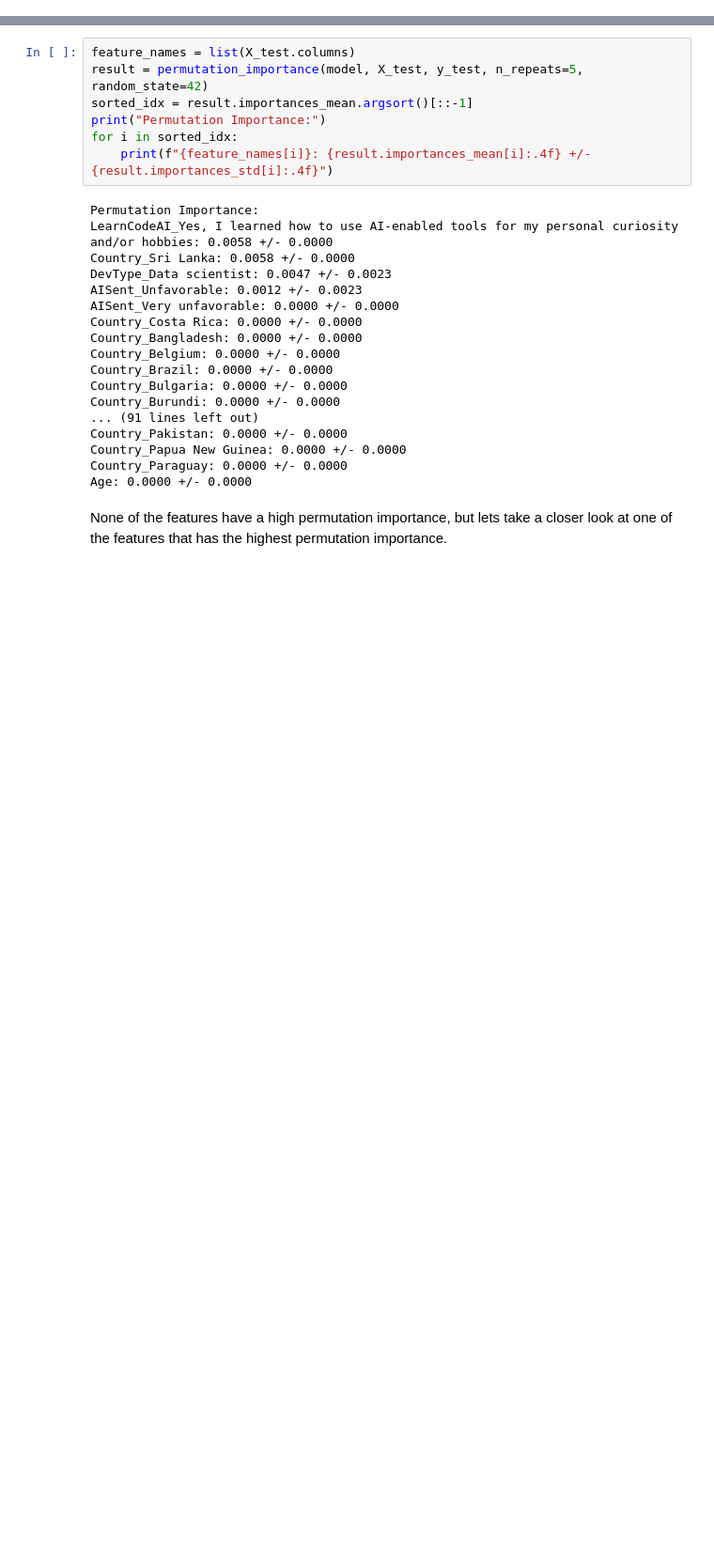
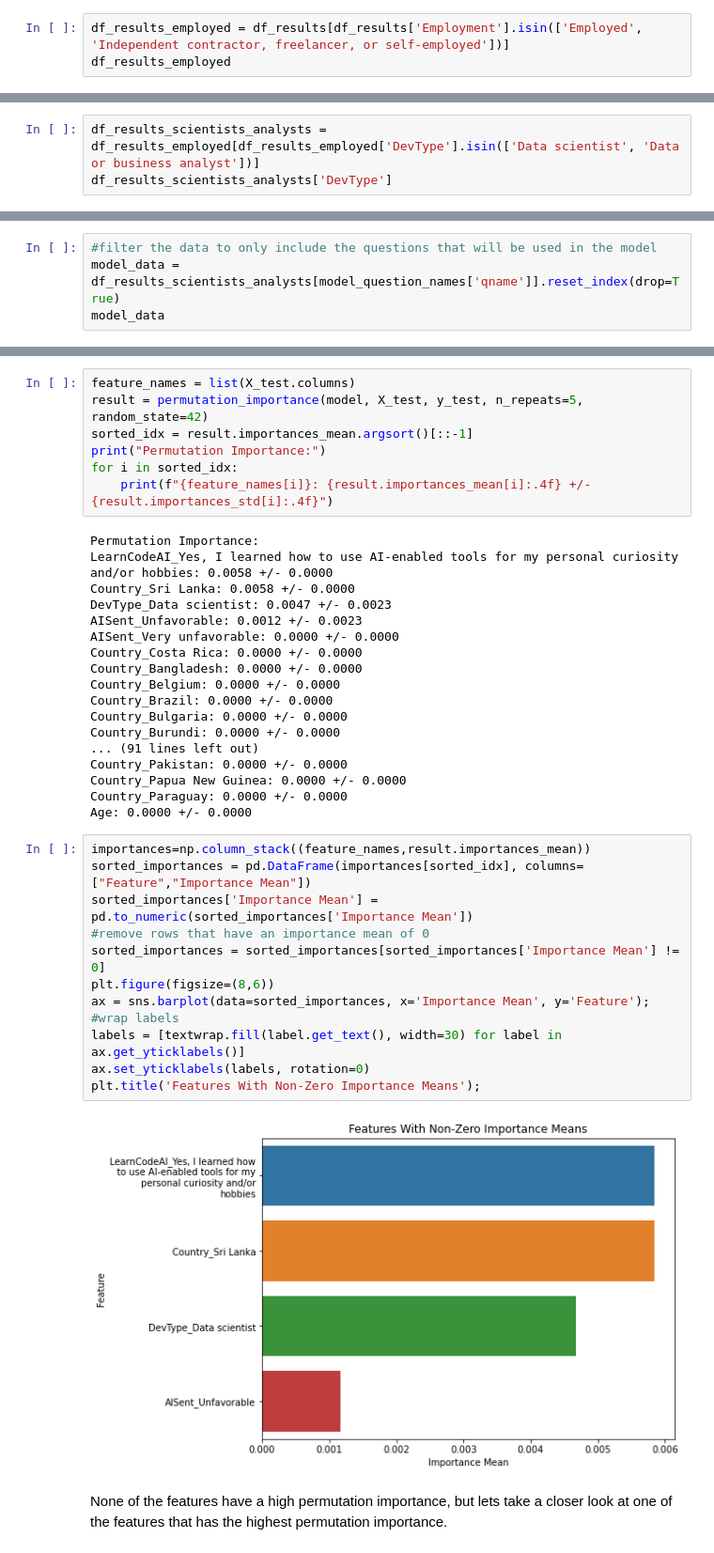
Before and after one commit to sky-adams/data-science-career-analysis, a Jupyter notebook: stack_overflow_data_project.ipynb, the cells around one changed output, grey strips where cells are left out. Shown at 94% size. Cells and saved outputs as stored; diff of their text form; blank space fills up the shorter version.

```diff
--- a/stack_overflow_data_project.ipynb
+++ b/stack_overflow_data_project.ipynb
@@ -406,0 +233,3 @@ dtype: int64
+# %%
+df_results_employed = df_results[df_results['Employment'].isin(['Employed', 'Independent contractor, freelancer, or self-employed'])]
+df_results_employed
@@ -406,0 +252,3 @@ dtype: int64
+# %%
+df_results_scientists_analysts = df_results_employed[df_results_employed['DevType'].isin(['Data scientist', 'Data or business analyst'])]
+df_results_scientists_analysts['DevType']
@@ -406,0 +313,4 @@ dtype: int64
+# %%
+#filter the data to only include the questions that will be used in the model
+model_data = df_results_scientists_analysts[model_question_names['qname']].reset_index(drop=True)
+model_data
@@ -591,6 +615,20 @@ Country_Pakistan: 0.0000 +/- 0.0000
 Country_Papua New Guinea: 0.0000 +/- 0.0000
 Country_Paraguay: 0.0000 +/- 0.0000
 Age: 0.0000 +/- 0.0000
+# %%
+importances=np.column_stack((feature_names,result.importances_mean))
+sorted_importances = pd.DataFrame(importances[sorted_idx], columns=["Feature","Importance Mean"])
+sorted_importances['Importance Mean'] = pd.to_numeric(sorted_importances['Importance Mean'])
+#remove rows that have an importance mean of 0
+sorted_importances = sorted_importances[sorted_importances['Importance Mean'] != 0]
+plt.figure(figsize=(8,6))
+ax = sns.barplot(data=sorted_importances, x='Importance Mean', y='Feature');
+#wrap labels
+labels = [textwrap.fill(label.get_text(), width=30) for label in ax.get_yticklabels()]
+ax.set_yticklabels(labels, rotation=0)
+plt.title('Features With Non-Zero Importance Means');
+# %% [output]
+[figure, added]
 # %% [markdown]
 None of the features have a high permutation importance, but lets take a closer look at one of the features that has the highest permutation importance.
 # %% [markdown]
```
Also changed, not shown: parts of 65 cells of this notebook.
